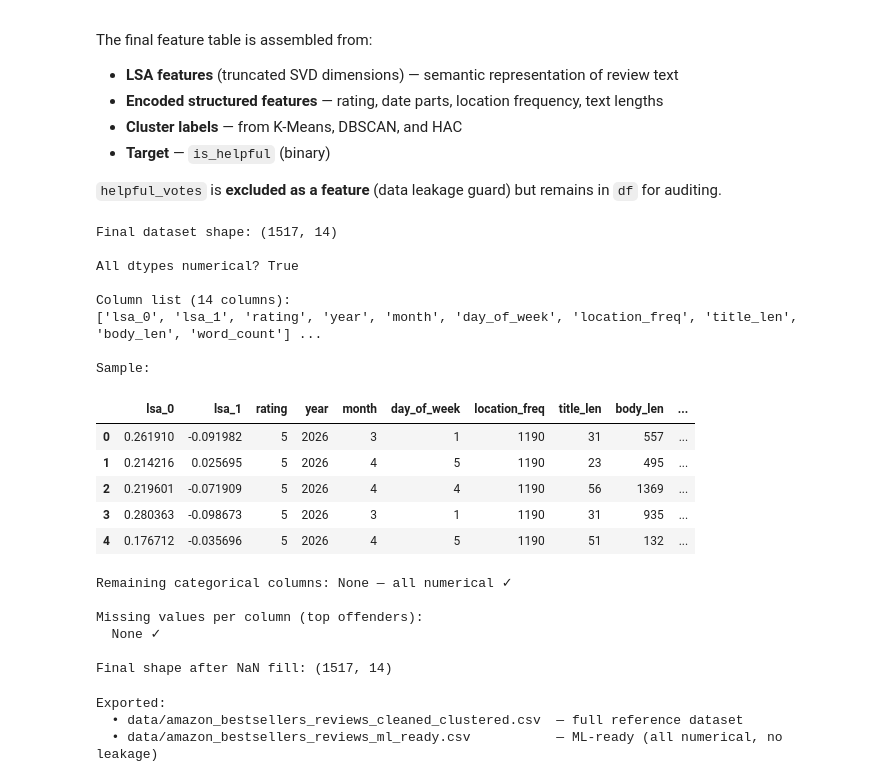
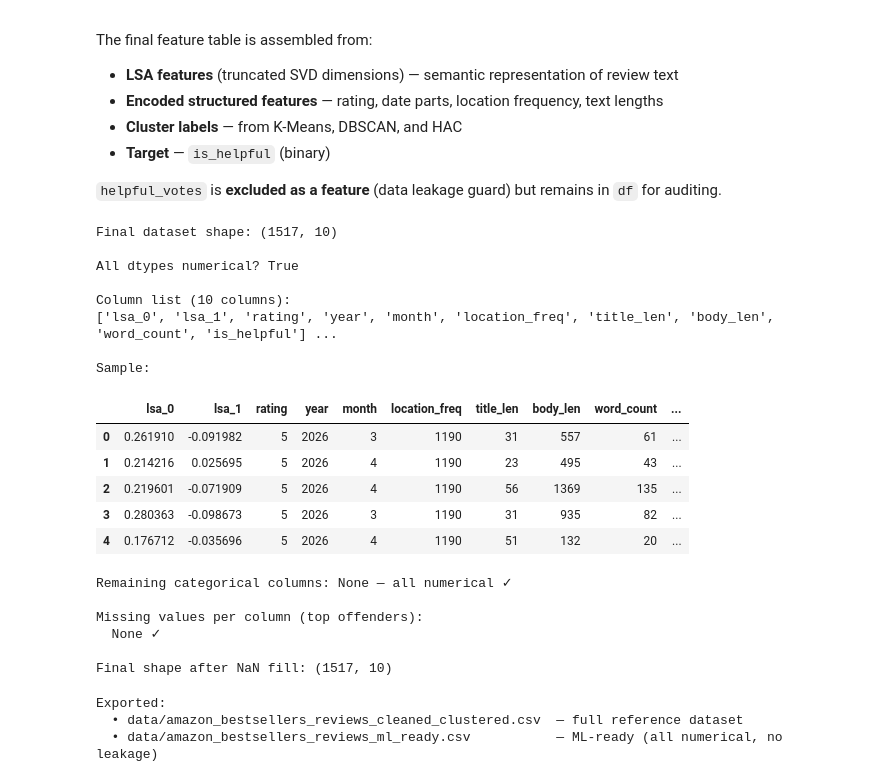
Before and after one commit to TheDetective14/helpful-review-identifier, a Jupyter notebook: data_cleaner.ipynb, the cells around one changed output. Cells and saved outputs as stored; diff of their text form; code cells hidden in the pictures.

```diff
--- a/data_cleaner.ipynb
+++ b/data_cleaner.ipynb
@@ -73,7 +178,7 @@ def is_english(text):
         return False
 
 df = df[df['body'].apply(is_english)].copy()
-
+df = df.reset_index(drop=True)
 
 # Preparing Text for LSA
 df['text_for_lsa'] = df['title'].fillna('') + ' ' + df['body'].fillna('')
@@ -433,8 +434,9 @@ fig.suptitle('k-NN Distance Plot for DBSCAN eps Estimation', fontsize=14, weight
 plt.tight_layout()
 plt.show()
 
-# Use the "elbow" value — 95th percentile of distances as eps estimate
-eps_est = float(np.percentile(knn_dists, 5))
+# EPS
+kneel = KneeLocator(range(len(knn_dists)), knn_dists, curve='convex', direction='increasing')
+eps_est = knn_dists[kneel.knee]
 print(f"Estimated eps (5th percentile of {k}-NN distances): {eps_est:.4f}")
 # %% [output]
 [figure]
@@ -509,8 +499,13 @@ HAC cluster distribution (sample, 5 clusters):
 Name: count, dtype: int64
 # %%
 # Apply HAC to full dataset via linkage on full matrix
-Z_full = linkage(truncated_lsa, method='ward', metric='euclidean')
-clusters_hac = fcluster(Z_full, t=5, criterion='maxclust') - 1  # 0-indexed
+MAX_HAC_ROWS = 10_000
+if len(truncated_lsa) > MAX_HAC_ROWS:
+    print(f"Dataset too large for full HAC linkage ({len(truncated_lsa)} rows); skipping full HAC clustering.")
+else:
+    Z_full = linkage(truncated_lsa, method='ward', metric='euclidean')
+    clusters_hac = fcluster(Z_full, t=5, criterion='maxclust') - 1  # 0-indexed
+
 df['cluster_hac'] = clusters_hac
 
 print("HAC full-dataset cluster distribution:")
@@ -575,47 +570,44 @@ The final feature table is assembled from:
 # LSA columns
 lsa_cols = [f'lsa_{i}' for i in range(truncated_lsa.shape[1])]
 df_lsa = pd.DataFrame(truncated_lsa, columns=lsa_cols, index=df.index)
 
 # Structured numerical features (NO helpful_votes — data leakage)
-structured_features = ['rating', 'year', 'month', 'day_of_week',
+structured_features = ['rating', 'year', 'month',
                        'location_freq', 'title_len', 'body_len', 'word_count']
 
 # Add verified_purchase if present
 if 'verified_purchase' in df.columns:
     structured_features.append('verified_purchase')
 
 df_structured = df[structured_features].copy()
 
-# Cluster labels
-df_clusters = df[['cluster_kmeans', 'cluster_dbscan', 'cluster_hac']].copy()
-
 # Target
 df_target = df[['is_helpful']].copy()
 
 # Concatenate everything
-df_final = pd.concat([df_lsa, df_structured, df_clusters, df_target], axis=1)
+df_final = pd.concat([df_lsa, df_structured, df_target], axis=1)
 
 print(f"Final dataset shape: {df_final.shape}")
 print(f"\nAll dtypes numerical? {all(df_final.dtypes.apply(lambda x: np.issubdtype(x, np.number)))}")
 print(f"\nColumn list ({len(df_final.columns)} columns):")
 print(list(df_final.columns[:10]), '...')
 print("\nSample:")
 df_final.head()
 # %% [output]
-Final dataset shape: (1517, 14)
+Final dataset shape: (1517, 10)
 
 All dtypes numerical? True
 
-Column list (14 columns):
-['lsa_0', 'lsa_1', 'rating', 'year', 'month', 'day_of_week', 'location_freq', 'title_len', 'body_len', 'word_count'] ...
+Column list (10 columns):
+['lsa_0', 'lsa_1', 'rating', 'year', 'month', 'location_freq', 'title_len', 'body_len', 'word_count', 'is_helpful'] ...
 
 Sample:
-|  | lsa_0 | lsa_1 | rating | year | month | day_of_week | location_freq | title_len | body_len | ... |
-| 0 | 0.261910 | -0.091982 | 5 | 2026 | 3 | 1 | 1190 | 31 | 557 | ... |
-| 1 | 0.214216 | 0.025695 | 5 | 2026 | 4 | 5 | 1190 | 23 | 495 | ... |
-| 2 | 0.219601 | -0.071909 | 5 | 2026 | 4 | 4 | 1190 | 56 | 1369 | ... |
-| 3 | 0.280363 | -0.098673 | 5 | 2026 | 3 | 1 | 1190 | 31 | 935 | ... |
-| 4 | 0.176712 | -0.035696 | 5 | 2026 | 4 | 5 | 1190 | 51 | 132 | ... |
+|  | lsa_0 | lsa_1 | rating | year | month | location_freq | title_len | body_len | word_count | ... |
+| 0 | 0.261910 | -0.091982 | 5 | 2026 | 3 | 1190 | 31 | 557 | 61 | ... |
+| 1 | 0.214216 | 0.025695 | 5 | 2026 | 4 | 1190 | 23 | 495 | 43 | ... |
+| 2 | 0.219601 | -0.071909 | 5 | 2026 | 4 | 1190 | 56 | 1369 | 135 | ... |
+| 3 | 0.280363 | -0.098673 | 5 | 2026 | 3 | 1190 | 31 | 935 | 82 | ... |
+| 4 | 0.176712 | -0.035696 | 5 | 2026 | 4 | 1190 | 51 | 132 | 20 | ... |
 # %%
 # Sanity check: zero categorical columns remain
 cat_cols = df_final.select_dtypes(include=['object', 'category']).columns.tolist()
@@ -633,7 +625,7 @@ Remaining categorical columns: None — all numerical ✓
 Missing values per column (top offenders):
   None ✓
 
-Final shape after NaN fill: (1517, 14)
+Final shape after NaN fill: (1517, 10)
 # %%
 # ── Export final dataset ─────────────────────────────────────────────────────
 # Full df (with helpful_votes and text columns) for reference
```
Also changed, not shown: parts of 6 cells of this notebook, 2 other files.
